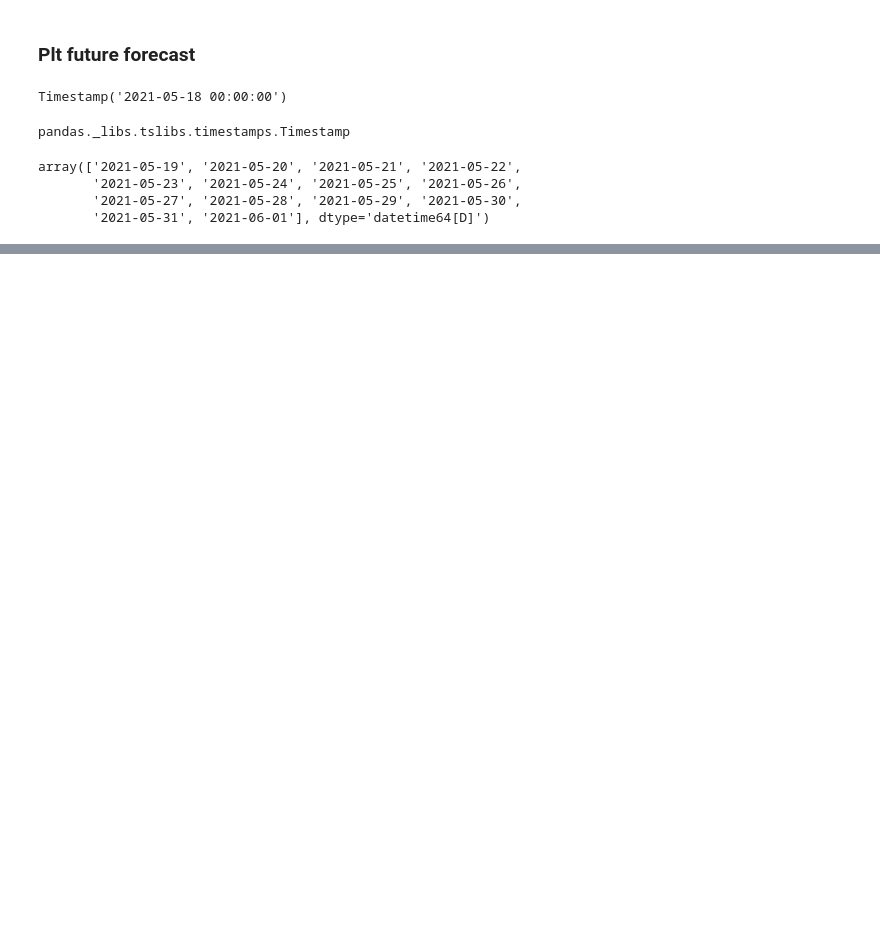
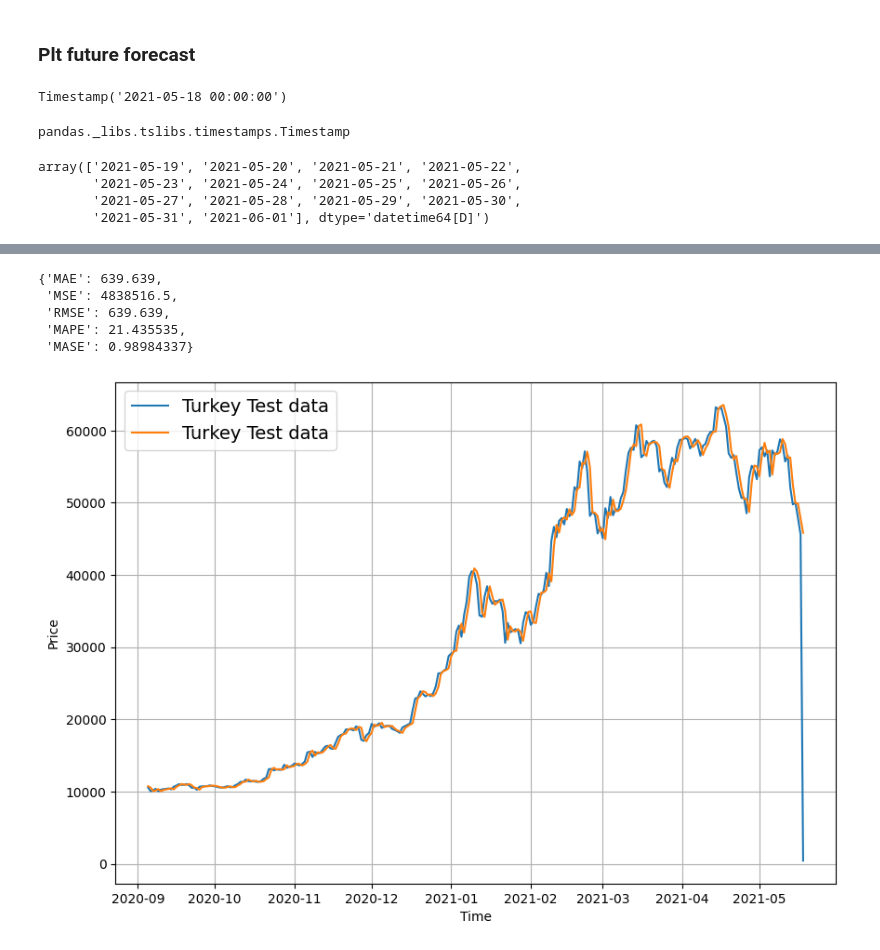
Before and after one commit to klsharma22/TensorflowCertifcationCourse, a Jupyter notebook: 10_time_series_forecasting_with_tensorflow.ipynb, the cells around one changed output, grey strips where cells are left out. Drawn from its saved outputs; the diff is of its cells as text; code cells hidden in the pictures; blank space fills up the shorter version.

Commit message:
Compared all the models

```diff
--- a/10_time_series_forecasting_with_tensorflow.ipynb
+++ b/10_time_series_forecasting_with_tensorflow.ipynb
@@ -2194,0 +2299,4 @@ plot_time_series(next_time_steps, future_forecast, format='-', label= 'Predicted
+# %%
+# Load the best performing model
+load_model_10 = tf.keras.models.load_model('/content/model_experiments/model_10_turkey')
+load_model_10.evaluate(X_test, y_test)
@@ -2194,0 +2306,4 @@ plot_time_series(next_time_steps, future_forecast, format='-', label= 'Predicted
+# %%
+# Make predictions with turkey model
+model_10_pred = make_preds(load_model_10, X_test)
+model_10_pred
@@ -2194,0 +2329,24 @@ plot_time_series(next_time_steps, future_forecast, format='-', label= 'Predicted
+# %%
+# Evaluate turkey preds
+turkey_results = evaluate_pred(y_test, model_10_pred)
+turkey_results
+# %% [output]
+{'MAE': 639.639,
+ 'MSE': 4838516.5,
+ 'RMSE': 639.639,
+ 'MAPE': 21.435535,
+ 'MASE': 0.98984337}
+# %%
+plt.figure(figsize= (10, 7))
+offset= 300
+plot_time_series(timesteps= bitcoin_prices.index[-len(X_test): ],
+                  values= btc_price_turkey[-len(y_test): ],
+                  format= '-',
+                  label= 'Turkey Test data', start= offset)
+
+plot_time_series(timesteps= bitcoin_prices.index[-len(X_test): ],
+                  values= model_10_pred,
+                  format= '-',
+                  label= 'Turkey Test data', start= offset)
+# %% [output]
+[figure, added]
```
Also changed, not shown: parts of 62 cells of this notebook.
